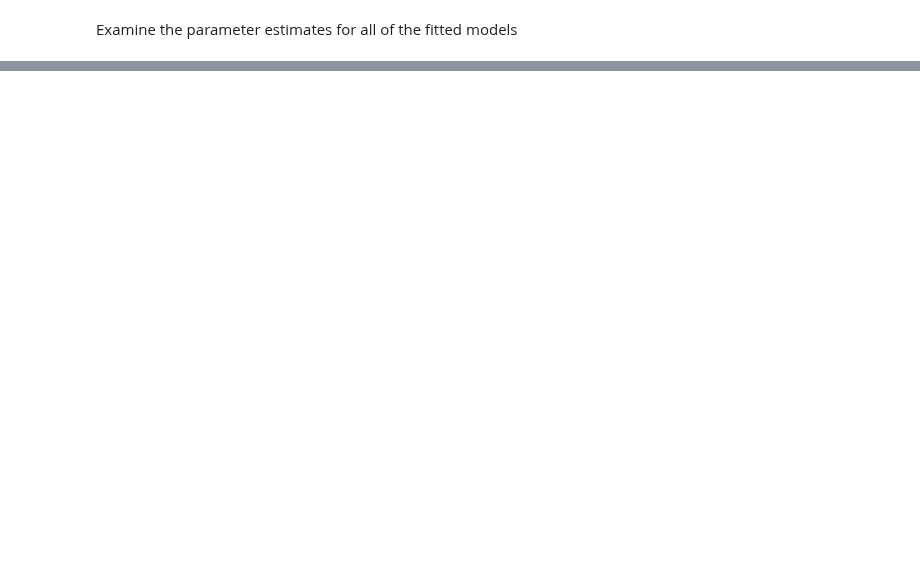
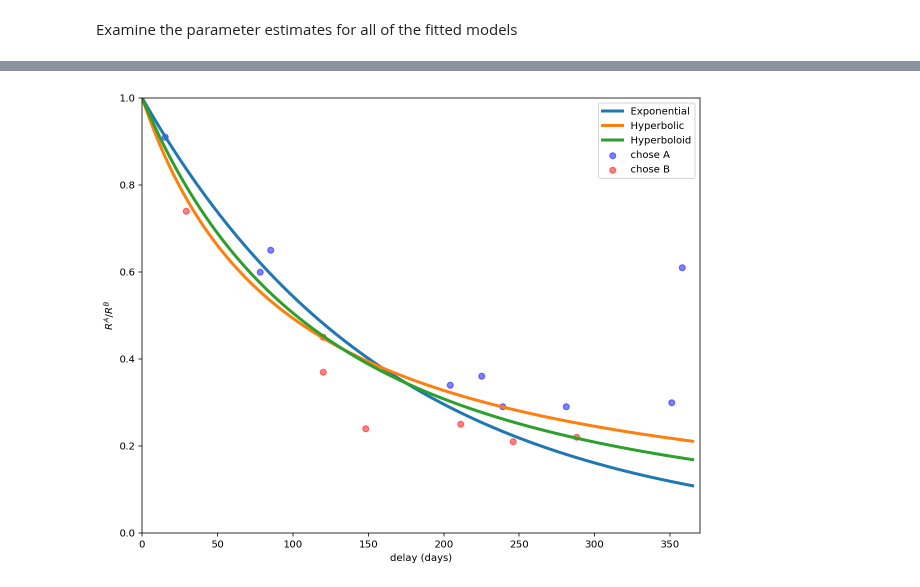
Before and after one commit to drbenvincent/darc_toolbox, a Jupyter notebook: dev/multiple model fitting.ipynb, the cells around one changed output, grey strips where cells are left out. Drawn from its saved outputs; the diff is of its cells as text; code cells hidden in the pictures; blank space fills up the shorter version.

Commit message:
#57 now plots df's of mulitple fitted models

```diff
--- a/dev/multiple model fitting.ipynb
+++ b/dev/multiple model fitting.ipynb
@@ -85,0 +75,47 @@ model = MyersonHyperboloid
+# %%
+delays = np.linspace(0, 365, 500)
+
+def exponential_discount_func(delay, k):
+    return np.exp(-k * delay)
+
+def exponential_posterior_predictive(ax, fitted_model):
+    k = np.median(fitted_model.θ['k'].values)
+    y_median = exponential_discount_func(delays, k)
+    ax.plot(delays, y_median, label='Exponential', lw=3)
+    ax.legend()
+
+
+def hyperbolic_discount_func(delay, logk):
+    k = np.exp(logk)
+    return np.divide(1, (1 + k * delay))
+
+def hyperbolic_posterior_predictive(ax, fitted_model):
+    logk = np.median(fitted_model.θ['logk'].values)
+    y_median = hyperbolic_discount_func(delays, logk)
+    ax.plot(delays, y_median, label='Hyperbolic', lw=3)
+    ax.legend()
+
+
+def myerson_hyperboloid_discount_func(delay, logk, s):
+    k = np.exp(logk)
+    return np.divide(1, (1 + k * delay)**s)
+
+def myerson_hyperboloid_posterior_predictive(ax, fitted_model):
+    logk = np.median(fitted_model.θ['logk'].values)
+    s = np.median(fitted_model.θ['s'].values)
+    y_median = myerson_hyperboloid_discount_func(delays, logk, s)
+    ax.plot(delays, y_median, label='Hyperboloid', lw=3)
+    ax.legend()
+# %%
+fig, ax = plt.subplots(figsize=(10, 8))
+
+plot_delay_without_front_end_delays(ax, design_thing.all_data)
+ax.set_ylim([0,1])
+ax.set_xlim([0,365+5])
+
+
+exponential_posterior_predictive(ax, fitted_models[0])
+hyperbolic_posterior_predictive(ax, fitted_models[1])
+myerson_hyperboloid_posterior_predictive(ax, fitted_models[2])
+# %% [output]
+[figure, added]
```
Also changed, not shown: parts of 6 cells of this notebook.
